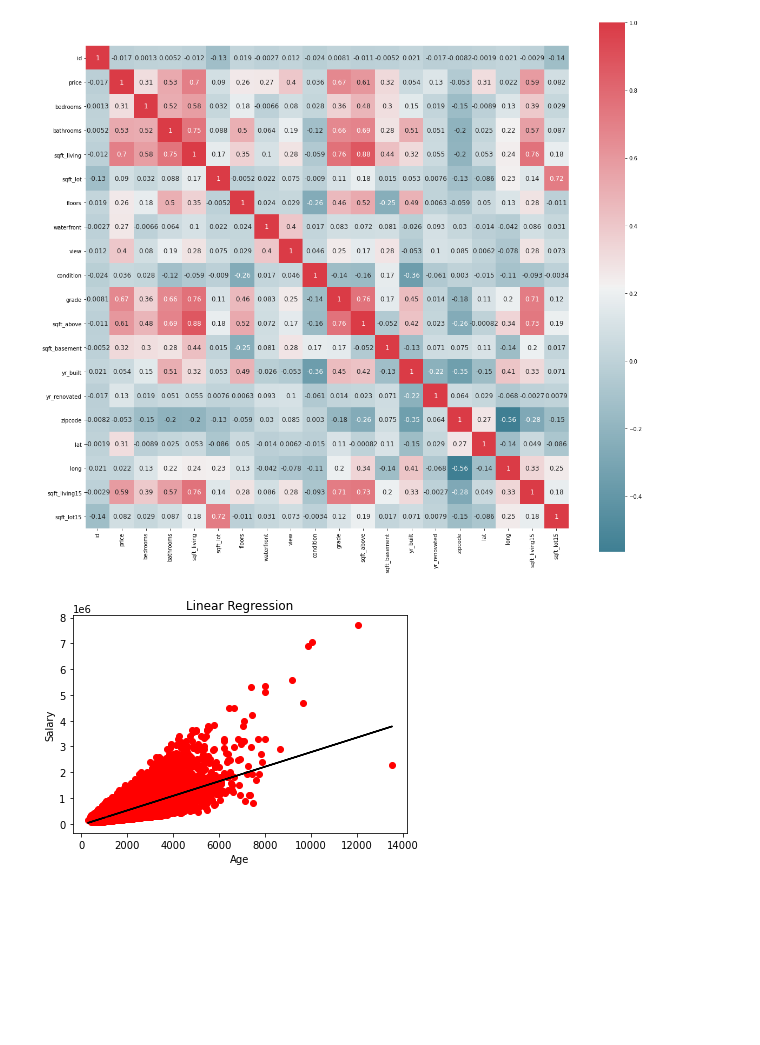
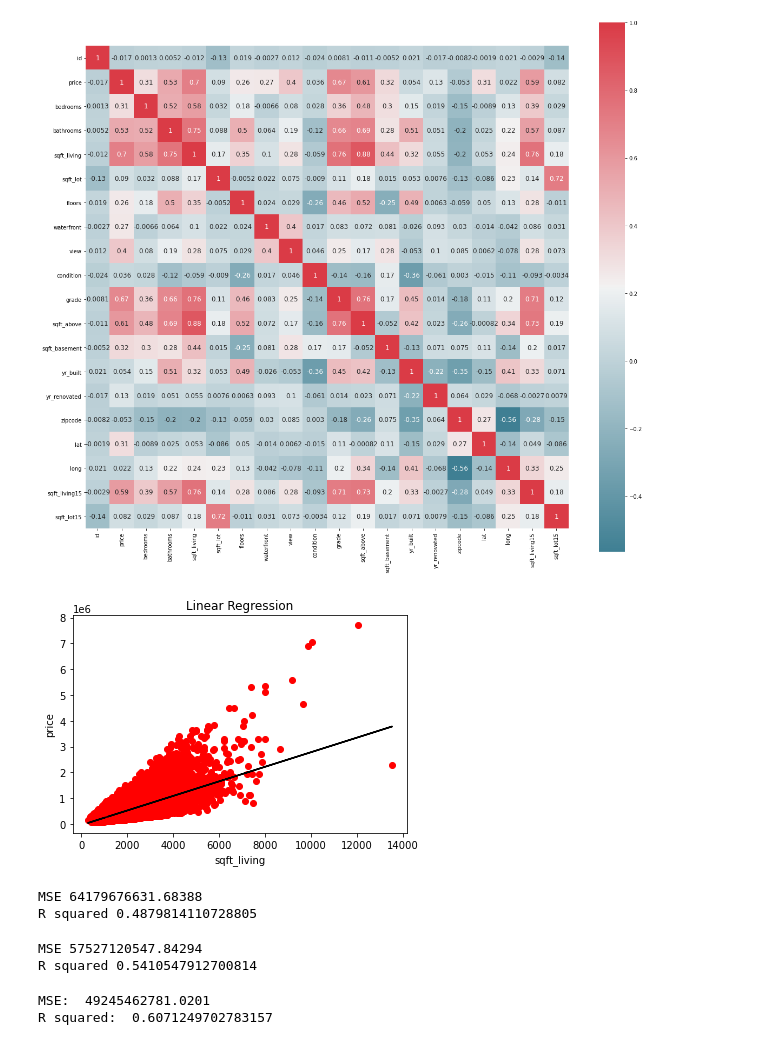
Before and after one commit to Ala571/first-step-machine-learning, a Jupyter notebook: Untitled4-checkpoint.ipynb, the cells around one changed output. Saved outputs shown, nothing was run; the diff lists cells and outputs as text; code cells hidden in the pictures; blank space fills up the shorter version.

```diff
--- a/Untitled4-checkpoint.ipynb
+++ b/Untitled4-checkpoint.ipynb
@@ -83,18 +83,43 @@ x_train,x_test,y_train,y_test=train_test_split(x,y,test_size=0.20,random_state=3
 # %%
 from sklearn.linear_model import LinearRegression
 from sklearn.metrics import mean_squared_error
 from sklearn import metrics
 
 
 model=LinearRegression()
 model.fit(x_train,y_train)
 predicted=model.predict(x_test)
 
 plt.scatter(x,y,color="r")
 plt.title("Linear Regression")
-plt.ylabel("sqft_living")
-plt.xlabel("")
+plt.ylabel("price")
+plt.xlabel("sqft_living")
 plt.plot(x,model.predict(x),color="k")
 plt.show()
 # %% [output]
-[figure, old version]
+[figure, new version]
+# %%
+print("MSE", mean_squared_error(y_test,predicted))
+print("R squared", metrics.r2_score(y_test,predicted))
+# %% [output]
+MSE 64179676631.68388
+R squared 0.4879814110728805
+# %%
+y=data['price']
+x=data[['sqft_living','grade']].values.reshape(-1, 2)
+x_train,x_test,y_train,y_test=train_test_split(x,y,test_size=0.20,random_state=30)
+
+from sklearn.linear_model import LinearRegression
+from sklearn.metrics import mean_squared_error
+from sklearn import metrics
+
+
+model=LinearRegression()
+model.fit(x_train,y_train)
+predicted=model.predict(x_test)
+
+print("MSE", mean_squared_error(y_test,predicted))
+print("R squared", metrics.r2_score(y_test,predicted))
+# %% [output]
+MSE 57527120547.84294
+R squared 0.5410547912700814
@@ -100,0 +131,19 @@ plt.show()
+# %%
+from sklearn.preprocessing import PolynomialFeatures
+x= data[['sqft_living','grade']]
+y= data["price"].values
+
+x_train, x_test, y_train, y_test = train_test_split(x, y, test_size=0.20, random_state=30)  #splitting data
+lg=LinearRegression()
+poly=PolynomialFeatures(degree=3)
+
+x_train_fit = poly.fit_transform(x_train) #transforming our input data
+lg.fit(x_train_fit, y_train)
+x_test_ = poly.fit_transform(x_test)
+predicted = lg.predict(x_test_)
+
+print("MSE: ", metrics.mean_squared_error(y_test, predicted))
+print("R squared: ", metrics.r2_score(y_test,predicted))
+# %% [output]
+MSE:  49245462781.0201
+R squared:  0.6071249702783157
```
Also changed, not shown: parts of 2 cells of this notebook.
